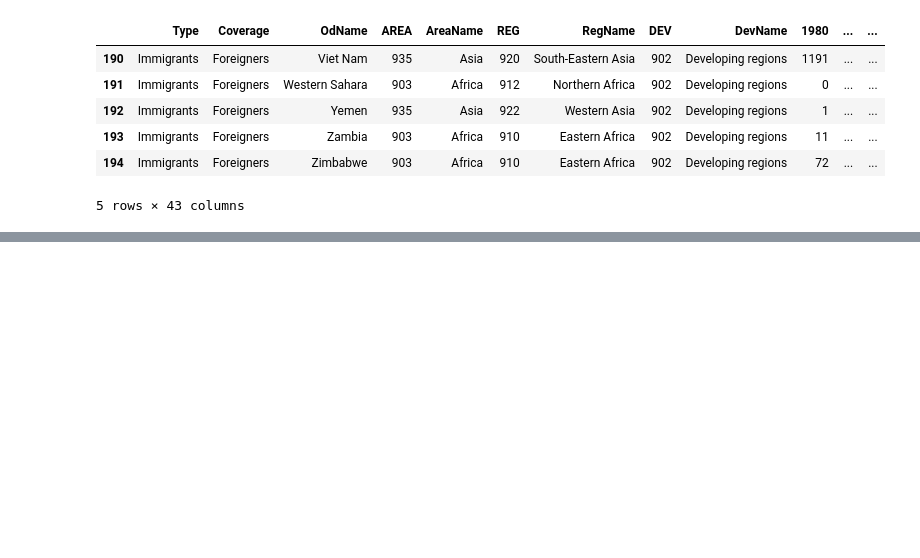
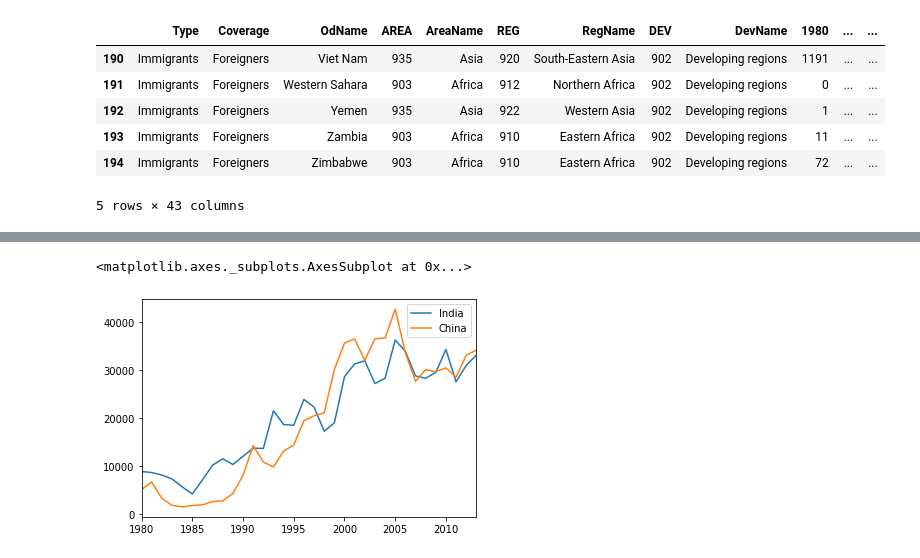
Before and after one commit to mawusicharles/Tutorial-Practice, a Jupyter notebook: Data Visualization .ipynb, the cells around one changed output, grey strips where cells are left out. Drawn from its saved outputs; the diff is of its cells as text; code cells hidden in the pictures; blank space fills up the shorter version.

```diff
--- a/Data Visualization .ipynb
+++ b/Data Visualization .ipynb
@@ -65,0 +464,4 @@ df_can.tail()
+# %%
+### type your answer here
+dat=df_can.loc[["India", "China"], years]
+dat
@@ -65,0 +473,7 @@ df_can.tail()
+# %%
+### type your answer here
+
+dat.T.plot()
+# %% [output]
+<matplotlib.axes._subplots.AxesSubplot at 0x...>
+[figure, added]
```
Also changed, not shown: parts of 37 cells of this notebook.
